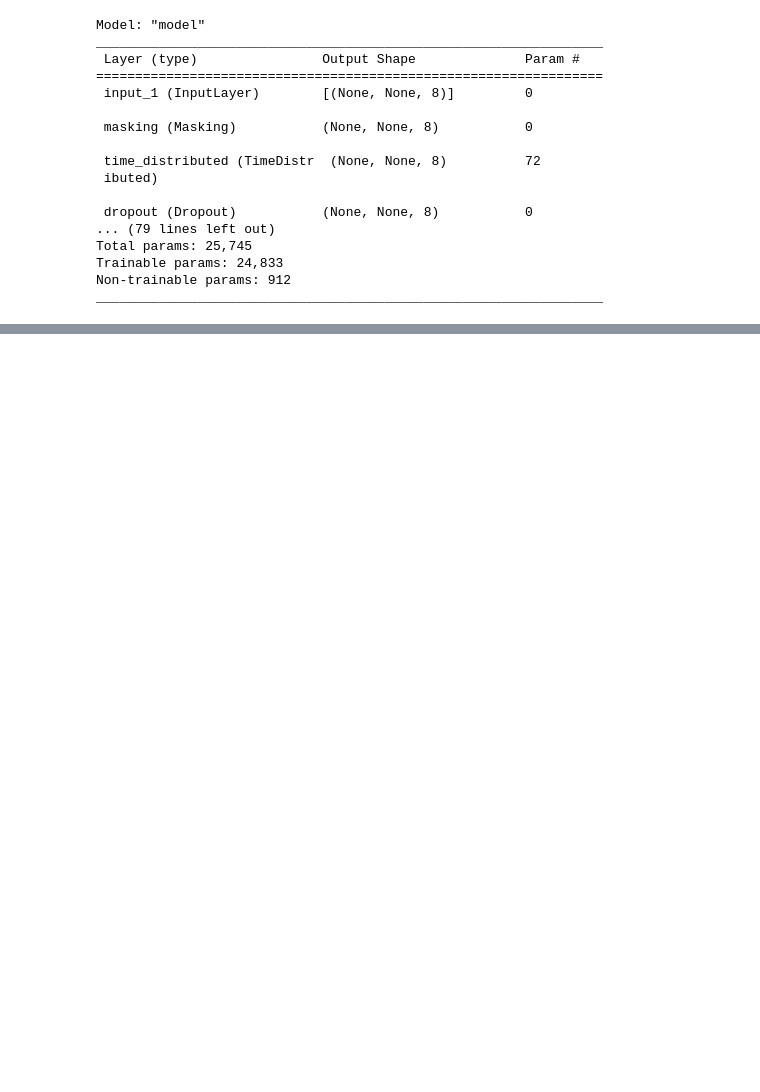
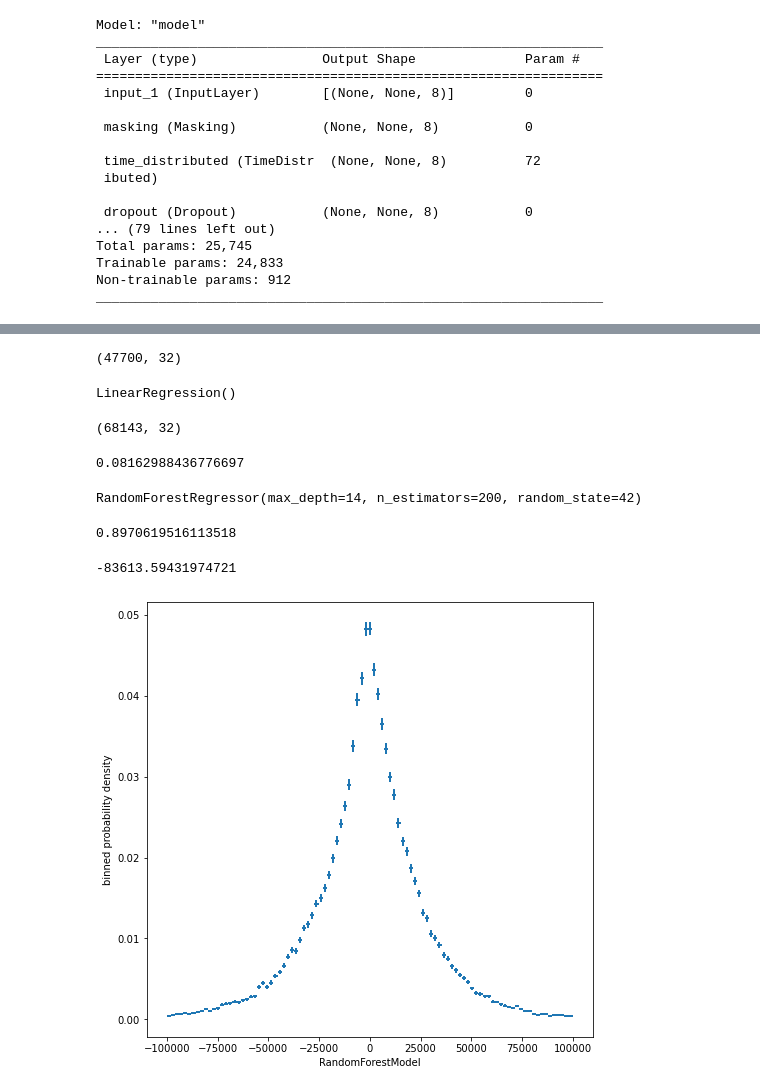
Before and after one commit to InquisitorNova/hffragKaylen, a Jupyter notebook: DeepSetNeuralNet.ipynb, the cells around one changed output, grey strips where cells are left out. Saved outputs shown, nothing was run; the diff lists cells and outputs as text; code cells hidden in the pictures; blank space fills up the shorter version.

```diff
--- a/DeepSetNeuralNet.ipynb
+++ b/DeepSetNeuralNet.ipynb
@@ -511,0 +513,33 @@ The Loaded DeepNet has loss:  [11.432482719421387, 106.15887451171875] 3
+# %%
+X_train = np.ma.masked_equal(X_train, -999)
+Regressor = linear_model.LinearRegression()
+print(np.shape(X_train[:,:,0]))
+Regressor.fit(X_train[:,:,0],y_train[:,0])
+# %% [output]
+(47700, 32)
+LinearRegression()
+# %%
+print(np.shape(tracks[:,:,0]))
+X_1 = np.ma.masked_equal(tracks[:,:,0],-999)
+Regressor.score(X_1,bhads[:,0])
+# %% [output]
+(68143, 32)
+0.08162988436776697
+# %%
+ForestRegressor = RandomForestRegressor(n_estimators = 200, max_depth = 14, random_state = 42)
+ForestRegressor.fit(X_train[:,:,0],y_train[:,0])
+# %% [output]
+RandomForestRegressor(max_depth=14, n_estimators=200, random_state=42)
+# %%
+ForestRegressor.score(X_1,bhads[:,0])
+# %% [output]
+0.8970619516113518
+# %%
+Predictions = ForestRegressor.predict(X_1)
+Predictions[50]
+# %% [output]
+-83613.59431974721
+# %%
+binneddensity(Predictions - bhads[:,0], fixedbinning(-100000,100000,100), xlabel ="RandomForestModel")
+# %% [output]
+[figure, added]
```
Also changed, not shown: parts of 23 cells of this notebook, 1 other file.
